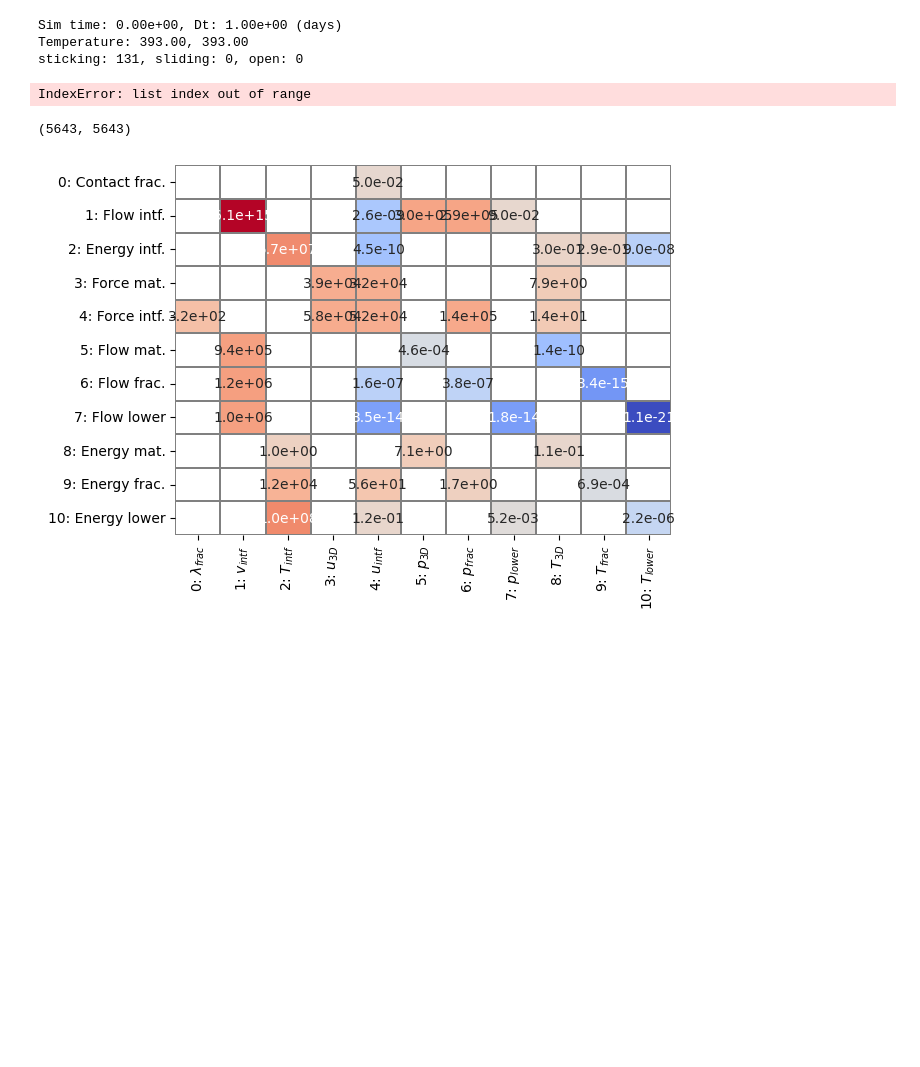
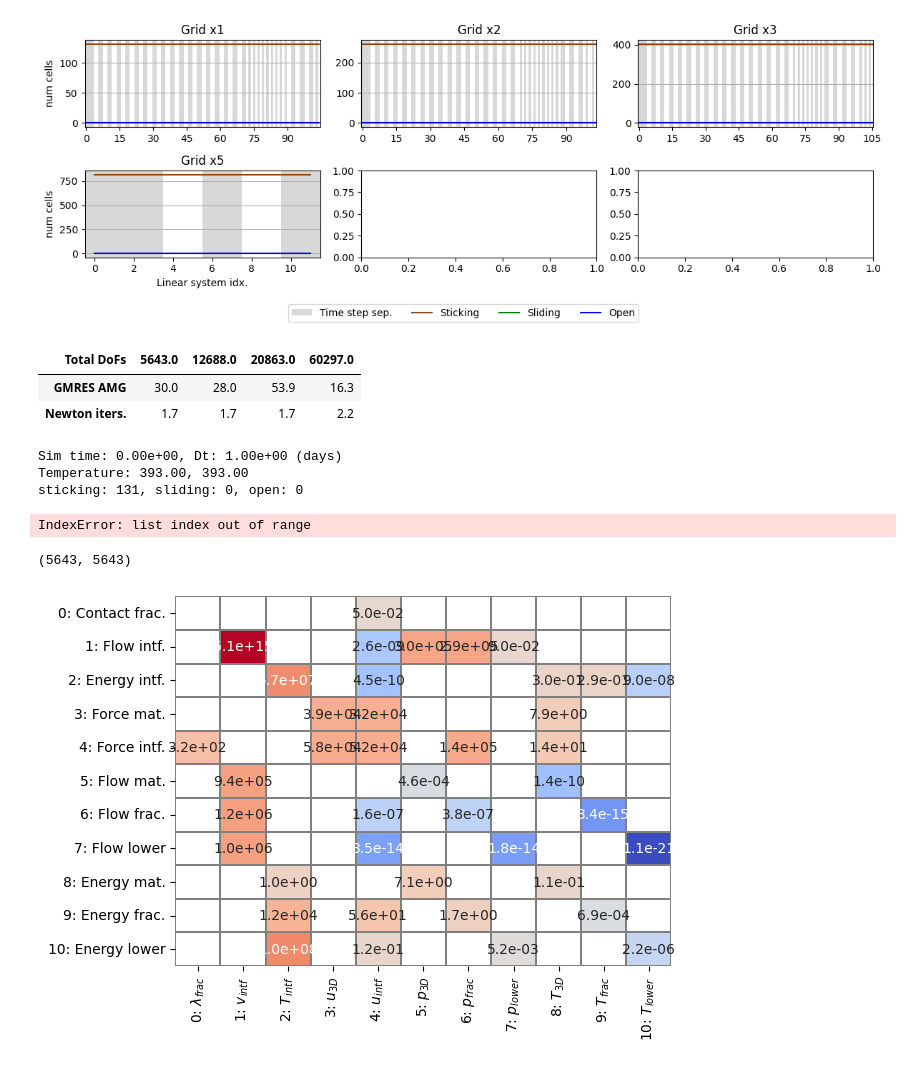
Before and after one commit to pmgbergen/FTHM-Solver, a Jupyter notebook: thermal/experiment_thermal_5_results.ipynb, the cells around one changed output. Cells and saved outputs as stored; diff of their text form; code cells hidden in the pictures; blank space fills up the shorter version.

```diff
--- a/thermal/experiment_thermal_5_results.ipynb
+++ b/thermal/experiment_thermal_5_results.ipynb
@@ -1,3 +44,63 @@
+# %%
+def render_element(i: int, entry: Sequence[TimeStepStats]):
+    st, sl, op = get_num_sticking_sliding_open(entry)
+    color_time_steps(entry, fill=True, grid=False, legend=True)
+    plt.gca().grid(False)
+    plt.gca().grid(True, which="major", axis="y")
+    marker = None
+    plt.plot(st, label="Sticking", marker=marker, color=COLOR_STICKING)
+    plt.plot(sl, label="Sliding", marker=marker, color=COLOR_SLIDING)
+    plt.plot(op, label="Open", marker=marker, color=COLOR_OPEN)
+    # plt.plot(tr, label="Transition", marker=".", color=COLOR_TRANSITION)
+
+
+plot_grid(
+    data,
+    render_element,
+    shape=shape,
+    figsize=figsize,
+    ylabel="num cells",
+    ax_titles=names,
+    #   ylabel="Fract. len., m"
+)
+# plt.savefig(save_path + 'fracture_length.pdf', bbox_inches='tight')
+# %% [output]
+[figure, added]
+# %%
+from collections import defaultdict
+import pandas as pd
+
+table = defaultdict(lambda: [])
+
+NDIGITS = 1
+
+for g in grids:
+    stats_name = f"stats_thermal_geo5x{g}_sol3.json"
+    entry = load_data(f"../stats/{stats_name}")
+    dofs_info = load_data(f"../stats/dofs_info_{stats_name}")
+    total_dofs = dofs_info["total dofs"]
+    table["Total DoFs"].append(int(total_dofs))
+
+    # if g in [1, 2, 5]:
+    #     direct = load_data(f"../stats/stats_geo0x{g}_sol{21}_ph{1}_bb{2}_fr{1}.json")
+    #     table["GMRES dir."].append(round(np.mean(get_gmres_iterations(direct)), NDIGITS))
+    # else:
+    #     table["GMRES dir."].append('-')
+
+    table["GMRES AMG"].append(round(np.mean(get_gmres_iterations(entry)), NDIGITS))
+    table['Newton iters.'].append(round(np.mean(get_newton_iterations(entry)), NDIGITS))
+    converged_reason = get_petsc_converged_reason(entry)
+    # table['\# lim iters.'].append(sum(np.array(get_petsc_converged_reason(entry)) < 0))
+
+table = pd.DataFrame(table).T
+table.rename(columns=table.iloc[0], inplace=True)
+table = table[1:]
+table.columns.name = 'Total DoFs'
+table
+# %% [output]
+| Total DoFs | 5643.0 | 12688.0 | 20863.0 | 60297.0 |
+| GMRES AMG | 30.0 | 28.0 | 53.9 | 16.3 |
+| Newton iters. | 1.7 | 1.7 | 1.7 | 2.2 |
 # %%
 from itertools import product
 import numpy as np
```
Also changed, not shown: parts of 2 cells of this notebook, 1 other file.
